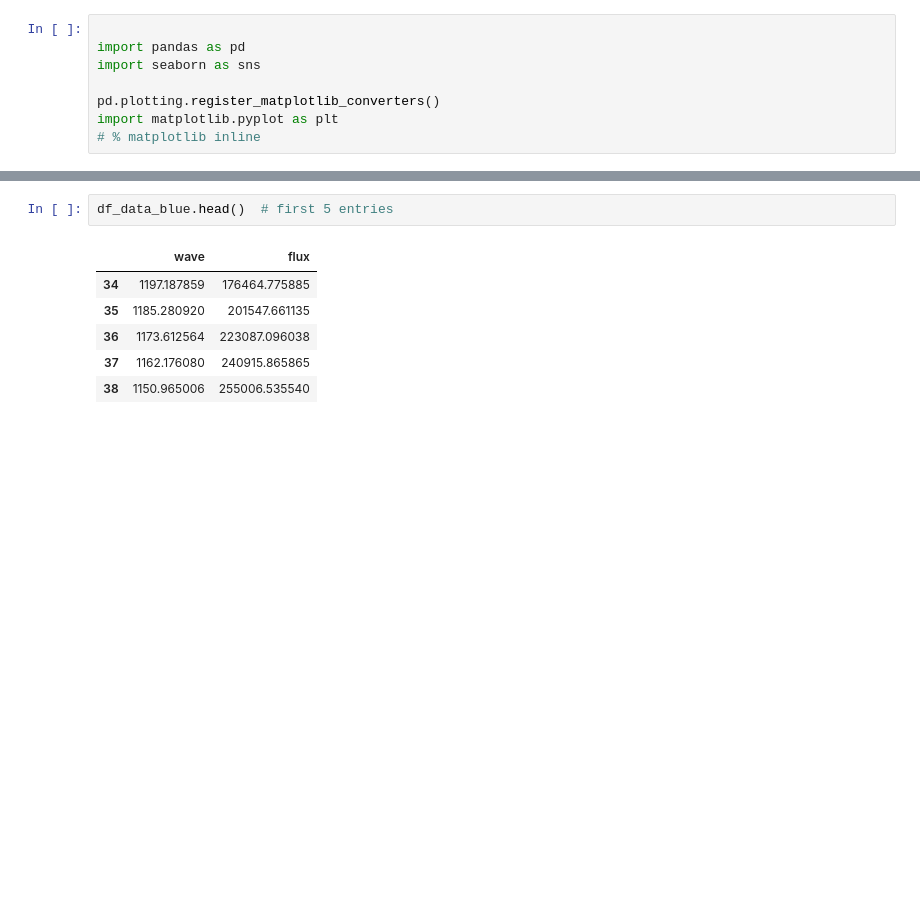
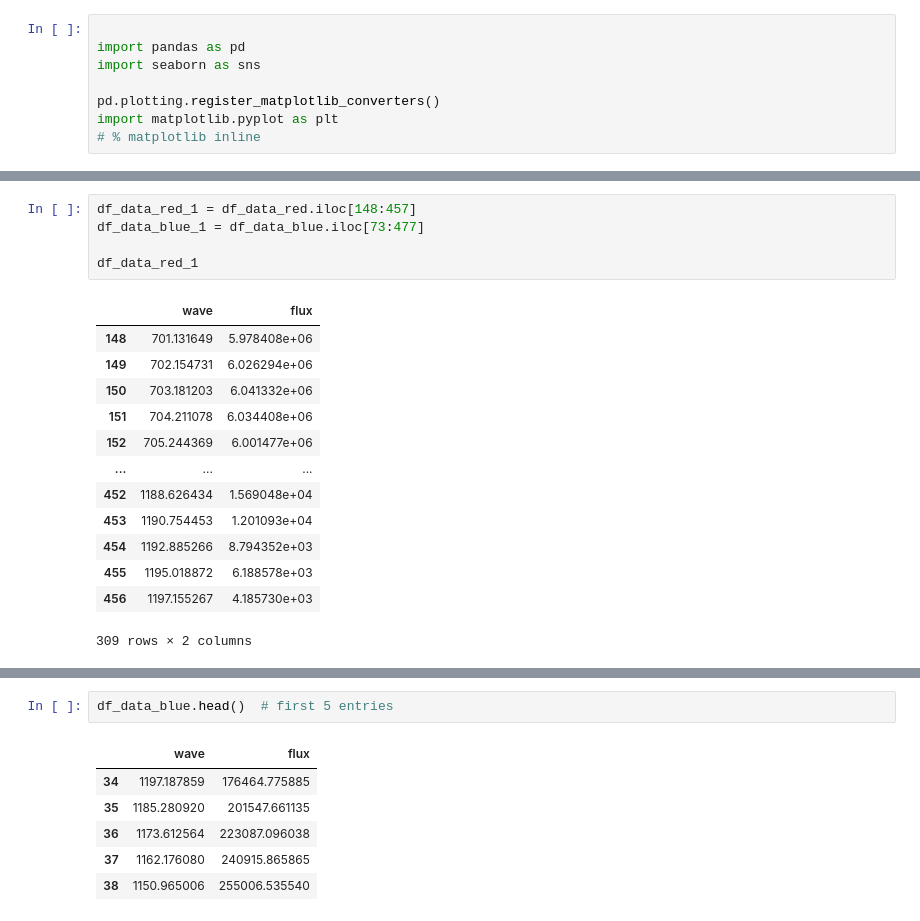
Before and after one commit to opcruz/gaiaDR3ML, a Jupyter notebook: Simulados/Plot.ipynb, the cells around one changed output, grey strips where cells are left out. Saved outputs shown, nothing was run; the diff lists cells and outputs as text; blank space fills up the shorter version.

```diff
--- a/Simulados/Plot.ipynb
+++ b/Simulados/Plot.ipynb
@@ -26,0 +27,19 @@ Text(0.5, 1.0, 'Wave And Flux')
+# %%
+df_data_red_1 = df_data_red.iloc[148:457]
+df_data_blue_1 = df_data_blue.iloc[73:477]
+
+df_data_red_1
+# %% [output]
+|  | wave | flux |
+| 148 | 701.131649 | 5.978408e+06 |
+| 149 | 702.154731 | 6.026294e+06 |
+| 150 | 703.181203 | 6.041332e+06 |
+| 151 | 704.211078 | 6.034408e+06 |
+| 152 | 705.244369 | 6.001477e+06 |
+| ... | ... | ... |
+| 452 | 1188.626434 | 1.569048e+04 |
+| 453 | 1190.754453 | 1.201093e+04 |
+| 454 | 1192.885266 | 8.794352e+03 |
+| 455 | 1195.018872 | 6.188578e+03 |
+| 456 | 1197.155267 | 4.185730e+03 |
+309 rows × 2 columns
```
Also changed, not shown: parts of 4 cells of this notebook, 4 other files.
